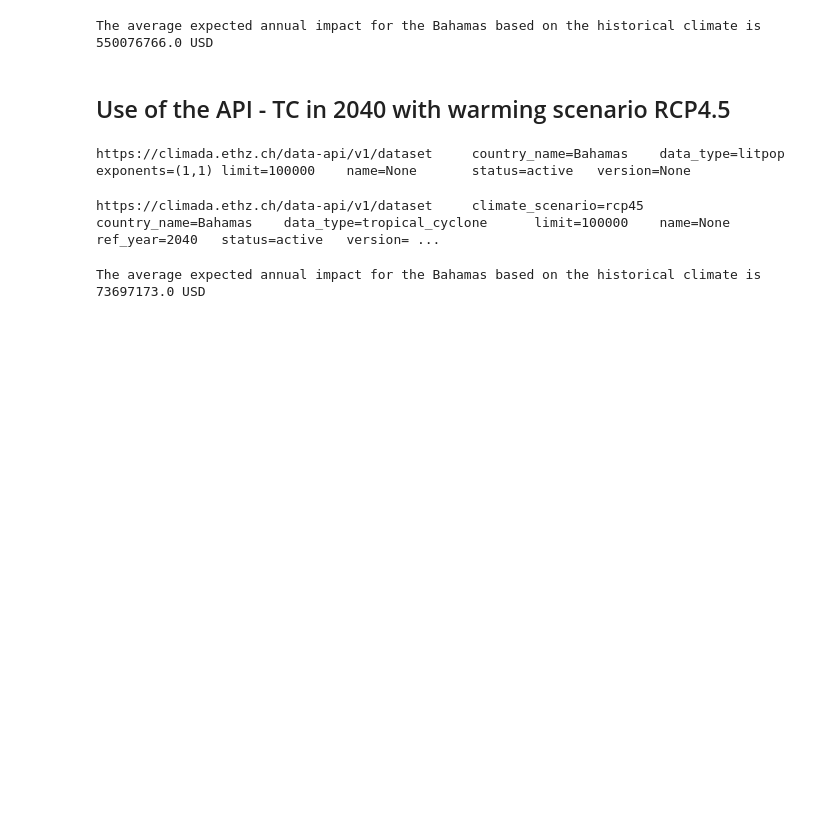
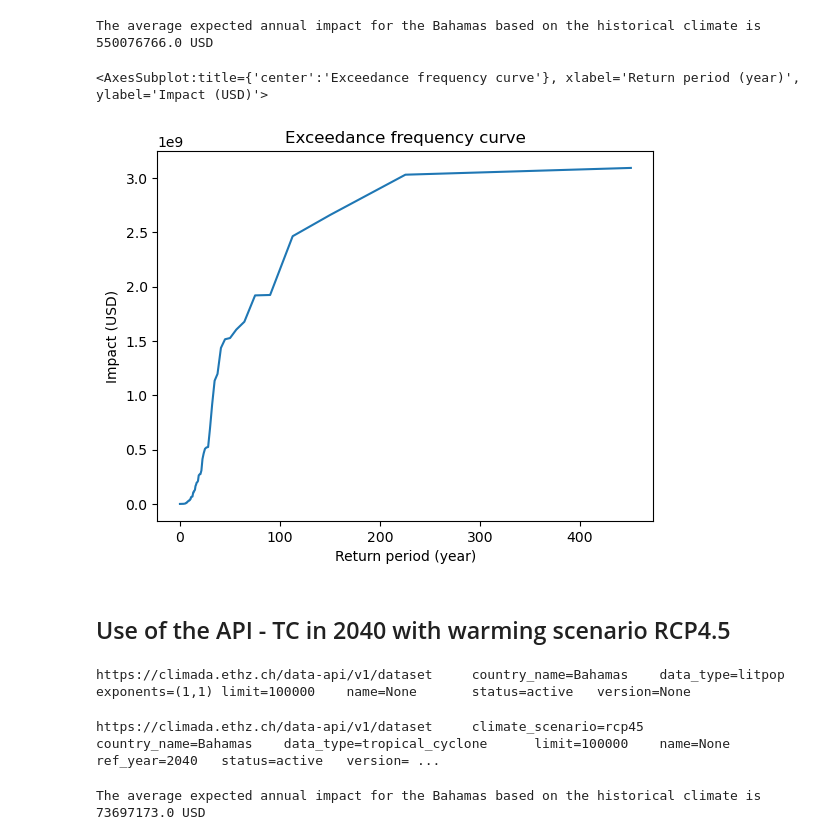
Before and after one commit to chahank/climada_geopython2023, a Jupyter notebook: CLIMADA_demo_GeoPython2023.ipynb, the cells around one changed output. Saved outputs shown, nothing was run; the diff lists cells and outputs as text; code cells hidden in the pictures; blank space fills up the shorter version.

```diff
--- a/CLIMADA_demo_GeoPython2023.ipynb
+++ b/CLIMADA_demo_GeoPython2023.ipynb
@@ -132,5 +124,11 @@ print(f'The average expected annual impact for the Bahamas based on the historic
 # %% [output]
 The average expected annual impact for the Bahamas based on the historical climate is 550076766.0 USD
+# %%
+freq_curve = impact.calc_freq_curve();
+freq_curve.plot()
+# %% [output]
+<AxesSubplot:title={'center':'Exceedance frequency curve'}, xlabel='Return period (year)', ylabel='Impact (USD)'>
+[figure, added]
 # %% [markdown]
 ## Use of the API - TC in 2040 with warming scenario RCP4.5
 # %%
```
Also changed, not shown: parts of 17 cells of this notebook.
